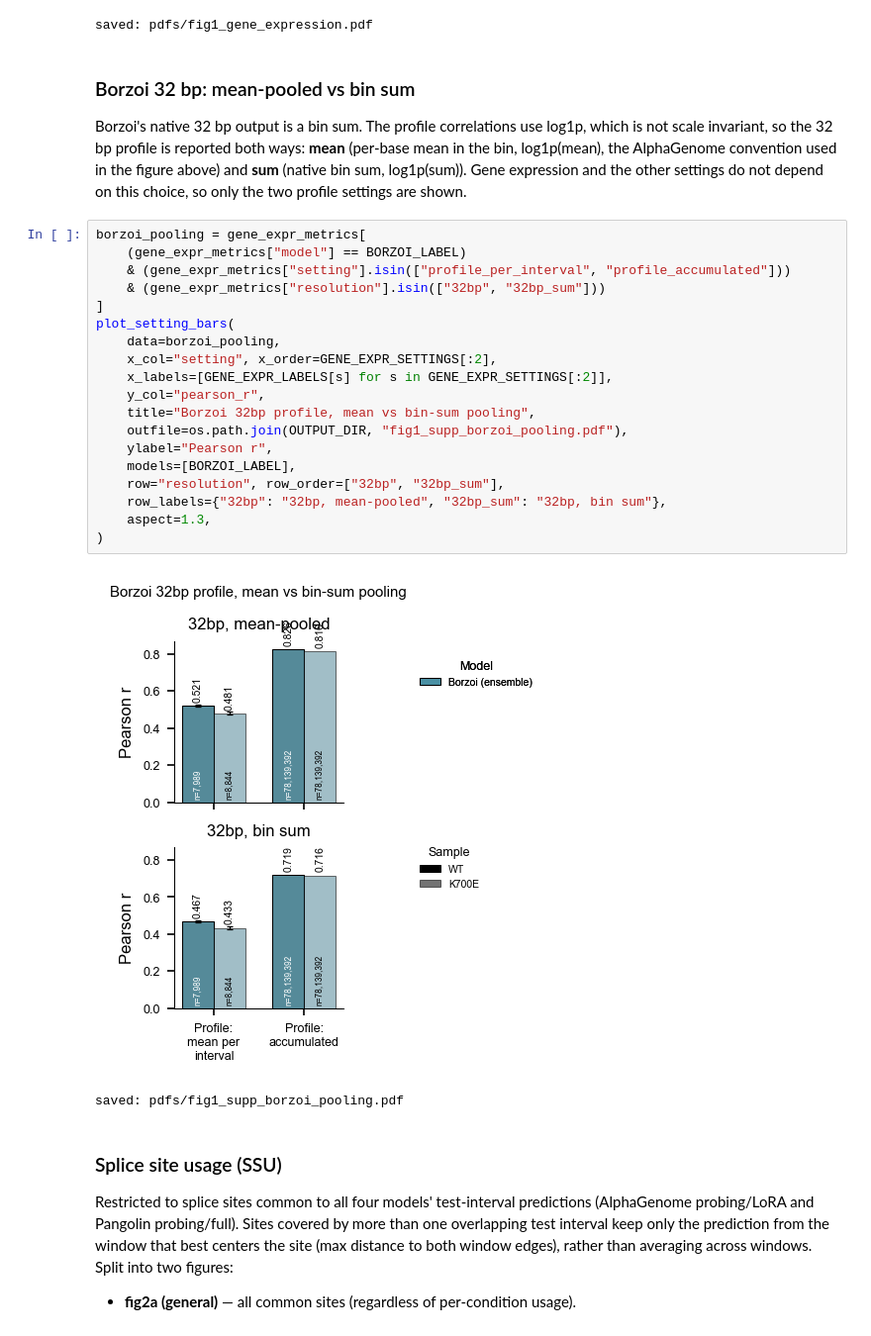
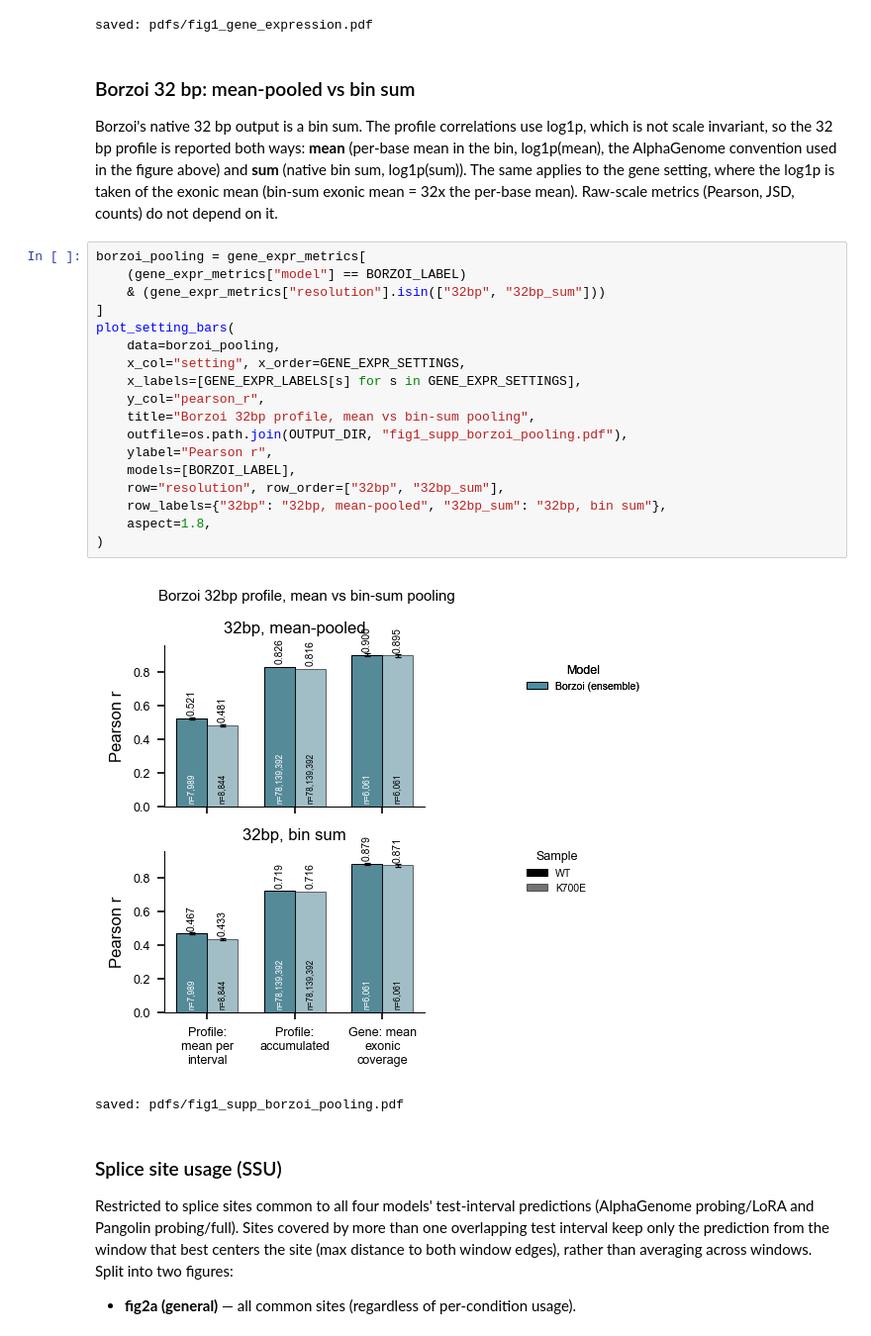
Before and after one commit to MiqG/alphagenome_finetuning_rna, a Jupyter notebook: figures/paper.ipynb, the cells around one changed output. Shown at 99% size. Cells and saved outputs as stored; diff of their text form.

```diff
--- a/figures/paper.ipynb
+++ b/figures/paper.ipynb
@@ -262,28 +262,27 @@ saved: pdfs/fig1_gene_expression.pdf
 # %% [markdown]
 ### Borzoi 32 bp: mean-pooled vs bin sum
 
-Borzoi's native 32 bp output is a bin sum. The profile correlations use log1p, which is not scale invariant, so the 32 bp profile is reported both ways: **mean** (per-base mean in the bin, log1p(mean), the AlphaGenome convention used in the figure above) and **sum** (native bin sum, log1p(sum)). Gene expression and the other settings do not depend on this choice, so only the two profile settings are shown.
+Borzoi's native 32 bp output is a bin sum. The profile correlations use log1p, which is not scale invariant, so the 32 bp profile is reported both ways: **mean** (per-base mean in the bin, log1p(mean), the AlphaGenome convention used in the figure above) and **sum** (native bin sum, log1p(sum)). The same applies to the gene setting, where the log1p is taken of the exonic mean (bin-sum exonic mean = 32x the per-base mean). Raw-scale metrics (Pearson, JSD, counts) do not depend on it.
 # %%
 borzoi_pooling = gene_expr_metrics[
     (gene_expr_metrics["model"] == BORZOI_LABEL)
-    & (gene_expr_metrics["setting"].isin(["profile_per_interval", "profile_accumulated"]))
     & (gene_expr_metrics["resolution"].isin(["32bp", "32bp_sum"]))
 ]
 plot_setting_bars(
     data=borzoi_pooling,
-    x_col="setting", x_order=GENE_EXPR_SETTINGS[:2],
-    x_labels=[GENE_EXPR_LABELS[s] for s in GENE_EXPR_SETTINGS[:2]],
+    x_col="setting", x_order=GENE_EXPR_SETTINGS,
+    x_labels=[GENE_EXPR_LABELS[s] for s in GENE_EXPR_SETTINGS],
     y_col="pearson_r",
     title="Borzoi 32bp profile, mean vs bin-sum pooling",
     outfile=os.path.join(OUTPUT_DIR, "fig1_supp_borzoi_pooling.pdf"),
     ylabel="Pearson r",
     models=[BORZOI_LABEL],
     row="resolution", row_order=["32bp", "32bp_sum"],
     row_labels={"32bp": "32bp, mean-pooled", "32bp_sum": "32bp, bin sum"},
-    aspect=1.3,
+    aspect=1.8,
 )
 # %% [output]
-[figure, old version]
+[figure, new version]
 saved: pdfs/fig1_supp_borzoi_pooling.pdf
 # %% [markdown]
 ### Splice site usage (SSU)
```
Also changed, not shown: parts of 1 cell of this notebook, 1 other file.
